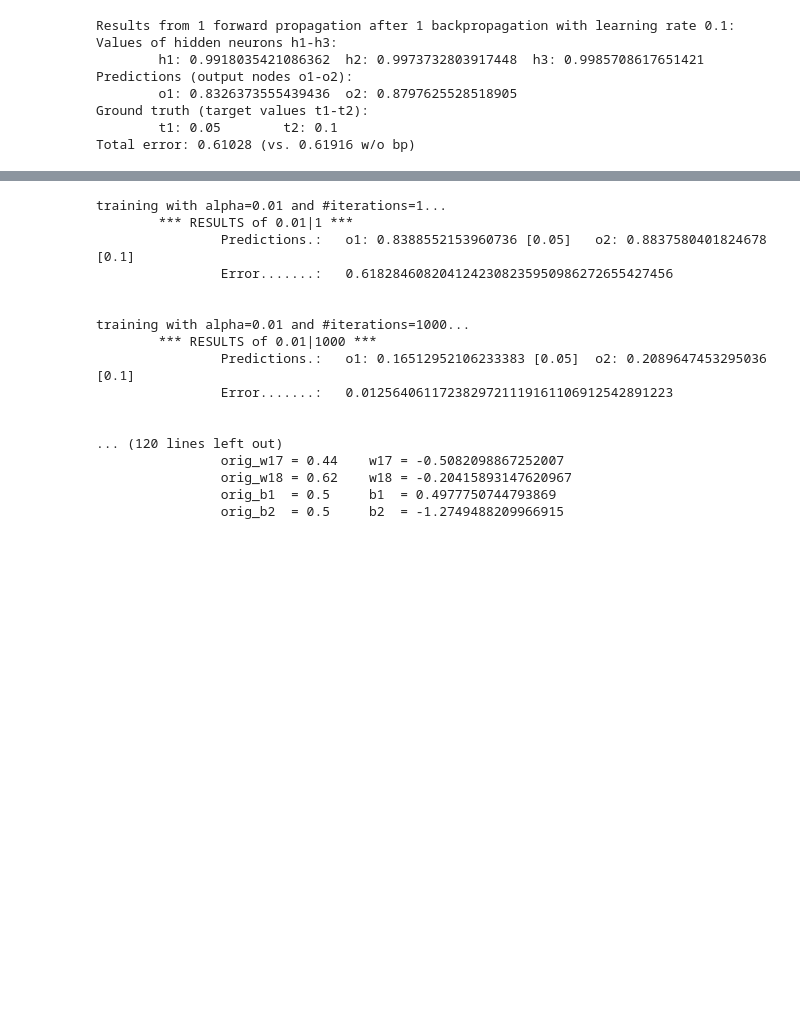
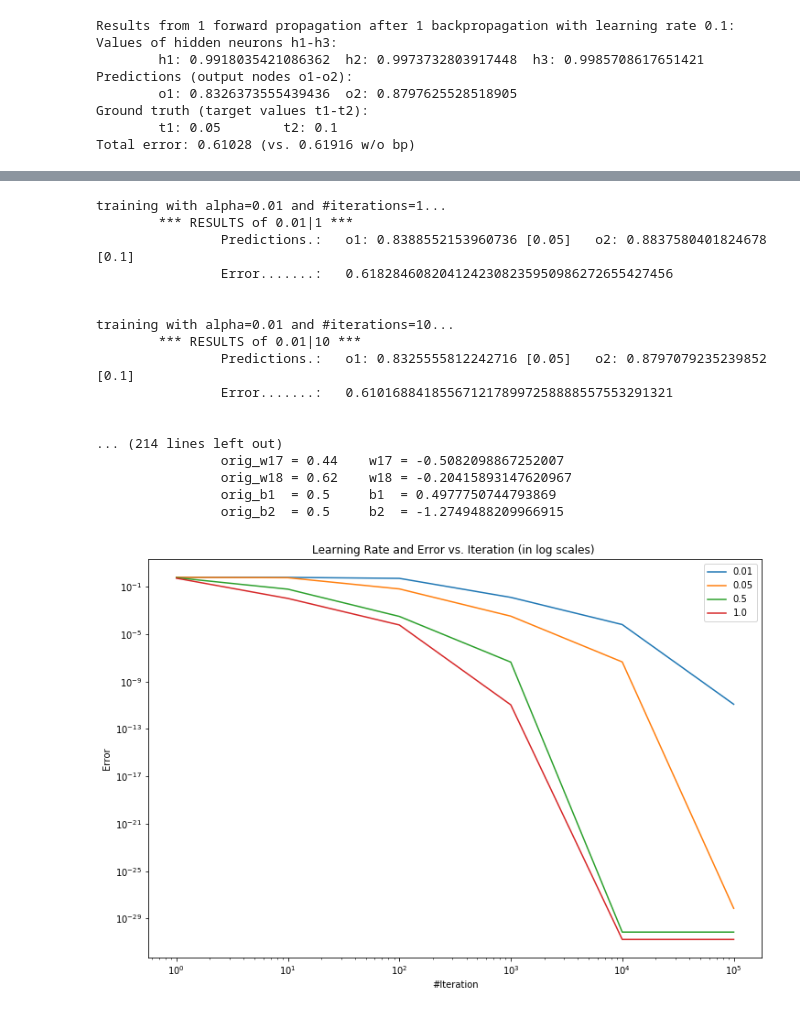
Before and after one commit to lukaszbinden/mli, a Jupyter notebook: assignments/assignments_level_two/Module 4 Assignment 2.ipynb, the cells around one changed output, grey strips where cells are left out. Cells and saved outputs as stored; diff of their text form; code cells hidden in the pictures; blank space fills up the shorter version.

```diff
--- a/assignments/assignments_level_two/Module 4 Assignment 2.ipynb
+++ b/assignments/assignments_level_two/Module 4 Assignment 2.ipynb
@@ -270,10 +274,12 @@ Network weights and biases after 1 backpropagation:
 # %%
 # train network for 1, 1000, 10000 and 100000 iterations for learning rates 0.01, 0.05 and 0.1
 # print error, o1 and o2 for
-learning_rates = [0.01, 0.05, 1.0]
-iterations = [1, 1000, 10000, 100000]
+learning_rates = [0.01, 0.05, 0.5, 1.0]
+iterations = [1, 10, 100, 1000, 10000, 100000]
 print_details = iterations[-1]
+results = {}
 for lr in learning_rates:
+    errors = []
     for num_iter in iterations:
         print(f"training with alpha={lr} and #iterations={num_iter}...")
         backpropagation(iterations=num_iter, alpha=lr)
@@ -287,8 +293,10 @@ for lr in learning_rates:
             print("\t\tNetwork details:")
             print(f"\t\th1: {h1}\th2: {h2}\th3: {h3}")
             print_weights("\t")
+        errors.append(e)
         reset_weights()
         print("\n")
+    results[str(lr)] = errors
 # %% [output]
 training with alpha=0.01 and #iterations=1...
         *** RESULTS of 0.01|1 ***
@@ -296,14 +304,39 @@ training with alpha=0.01 and #iterations=1...
                 Error.......:   0.6182846082041242308235950986272655427456
 
 
-training with alpha=0.01 and #iterations=1000...
-        *** RESULTS of 0.01|1000 ***
-                Predictions.:   o1: 0.16512952106233383 [0.05]  o2: 0.2089647453295036 [0.1]
-                Error.......:   0.0125640611723829721119161106912542891223
+training with alpha=0.01 and #iterations=10...
+        *** RESULTS of 0.01|10 ***
+                Predictions.:   o1: 0.8325555812242716 [0.05]   o2: 0.8797079235239852 [0.1]
+                Error.......:   0.6101688418556712178997258888557553291321
 
 
-... (120 lines left out)
+... (214 lines left out)
                 orig_w17 = 0.44    w17 = -0.5082098867252007
                 orig_w18 = 0.62    w18 = -0.20415893147620967
                 orig_b1  = 0.5     b1  = 0.4977750744793869
                 orig_b2  = 0.5     b2  = -1.2749488209966915
+# %%
+import matplotlib.pyplot as plt
+
+plt.rcParams['figure.figsize'] = [12, 8]
+
+x = iterations
+for lr in results.keys():
+    errors = results[lr]
+    plt.plot(x, errors, label = lr)
+
+plt.xscale('log')
+plt.xlabel('#Iteration')
+
+plt.yscale('log')
+plt.ylabel('Error')
+
+# Set a title of the current axes.
+plt.title('Learning Rate and Error vs. Iteration (in log scales) ')
+
+# show a legend on the plot
+plt.legend()
+# Display a figure.
+plt.show()
+# %% [output]
+[figure, added]
```
Also changed, not shown: parts of 5 cells of this notebook.
